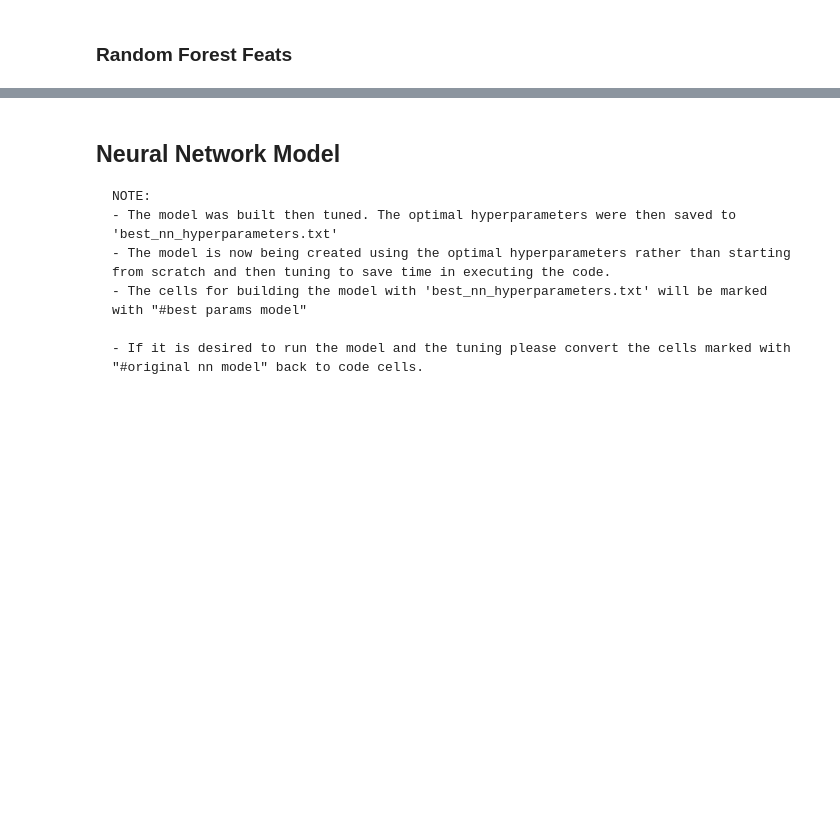
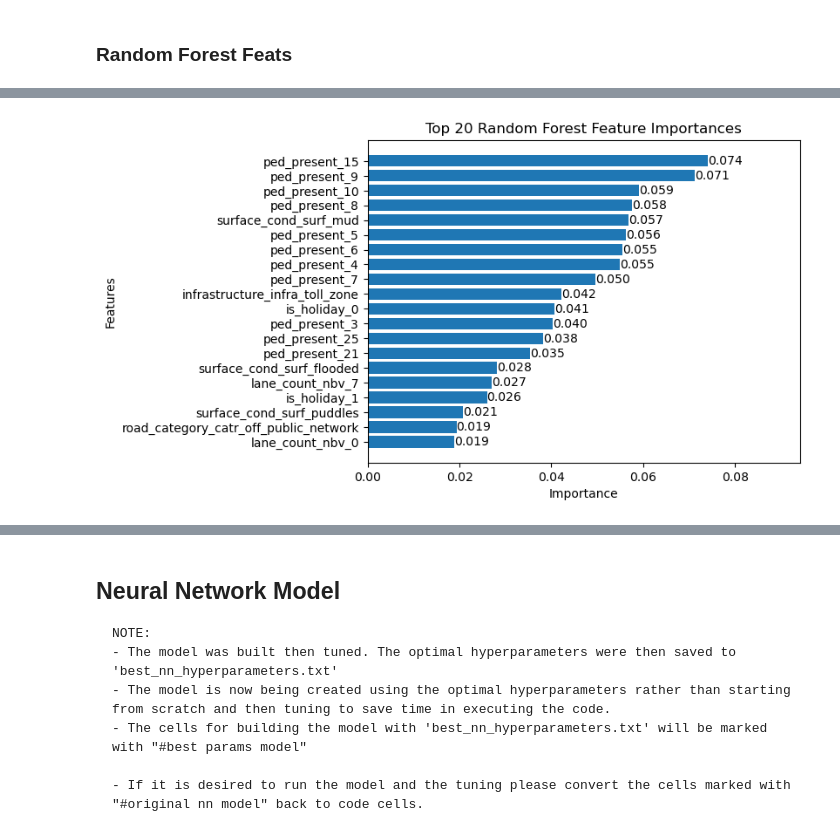
Before and after one commit to August-JF-Perez/AugustP_Crash_Location_Characterization, a Jupyter notebook: Capstone_3_Everything.ipynb, the cells around one changed output, grey strips where cells are left out. Saved outputs shown, nothing was run; the diff lists cells and outputs as text; code cells hidden in the pictures; blank space fills up the shorter version.

```diff
--- a/Capstone_3_Everything.ipynb
+++ b/Capstone_3_Everything.ipynb
@@ -3494,0 +3552,5 @@ plt.show()
+# %%
+rf_feature_importances = pd.DataFrame({
+    'Feature': X_train.columns,
+    'Importance': rf_clf.feature_importances_
+}).sort_values(by='Importance', ascending=False)
@@ -3494,0 +3585,22 @@ plt.show()
+# %%
+top_rf_features = rf_feature_importances.sort_values(by='Importance', ascending=False).head(20)
+
+
+plot_top_20_rf = plt.barh(top_rf_features['Feature'], top_rf_features['Importance'], align="center")
+plt.title("Top 20 Random Forest Feature Importances")
+plt.xlabel('Importance')
+plt.ylabel('Features')
+plt.xlim(0, top_rf_features['Importance'].max() + 0.02)
+plt.gca().invert_yaxis()  #invert y-axis to have the most important feature on top
+
+#add Importance Labels to Each Bar
+for bar in plot_top_20_rf:
+    plt.text(bar.get_width(), bar.get_y() + bar.get_height()/2,
+             f'{bar.get_width():.3f}',
+             va='center', ha='left', color='black')
+
+plt.savefig('figures/plot_top_20_rf.png', bbox_inches='tight', dpi=300)
+
+plt.show()
+# %% [output]
+[figure, added]
```
Also changed, not shown: parts of 58 cells of this notebook, 3 other files.
